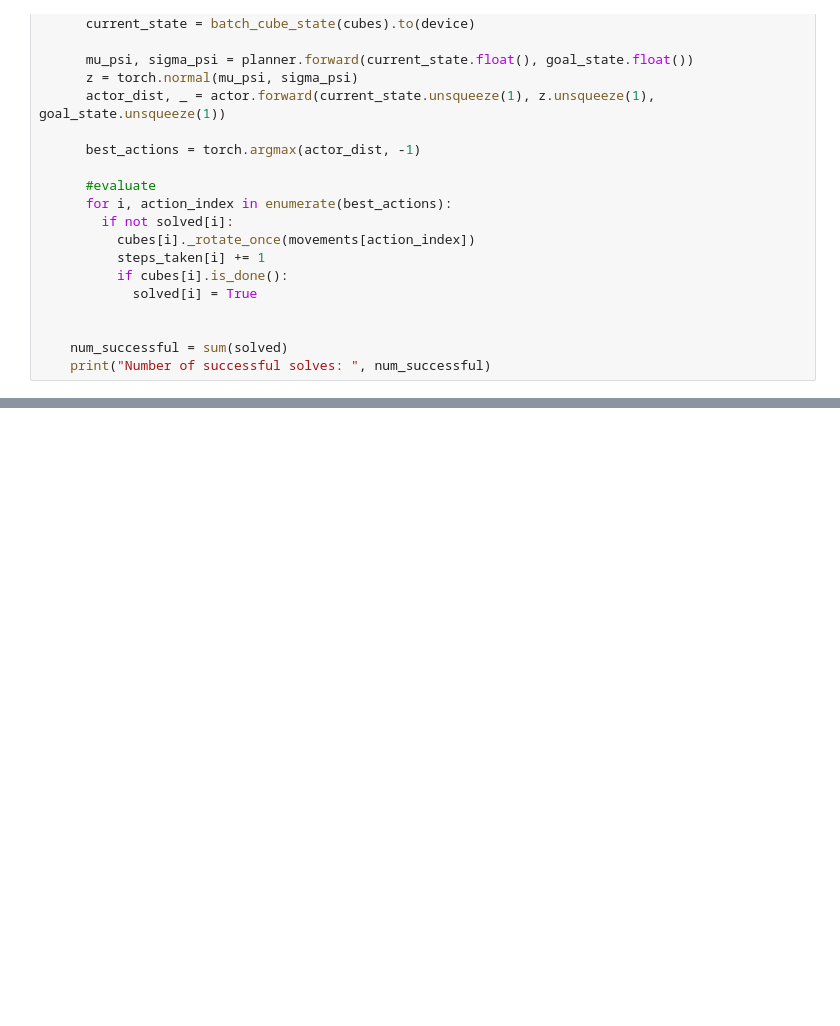
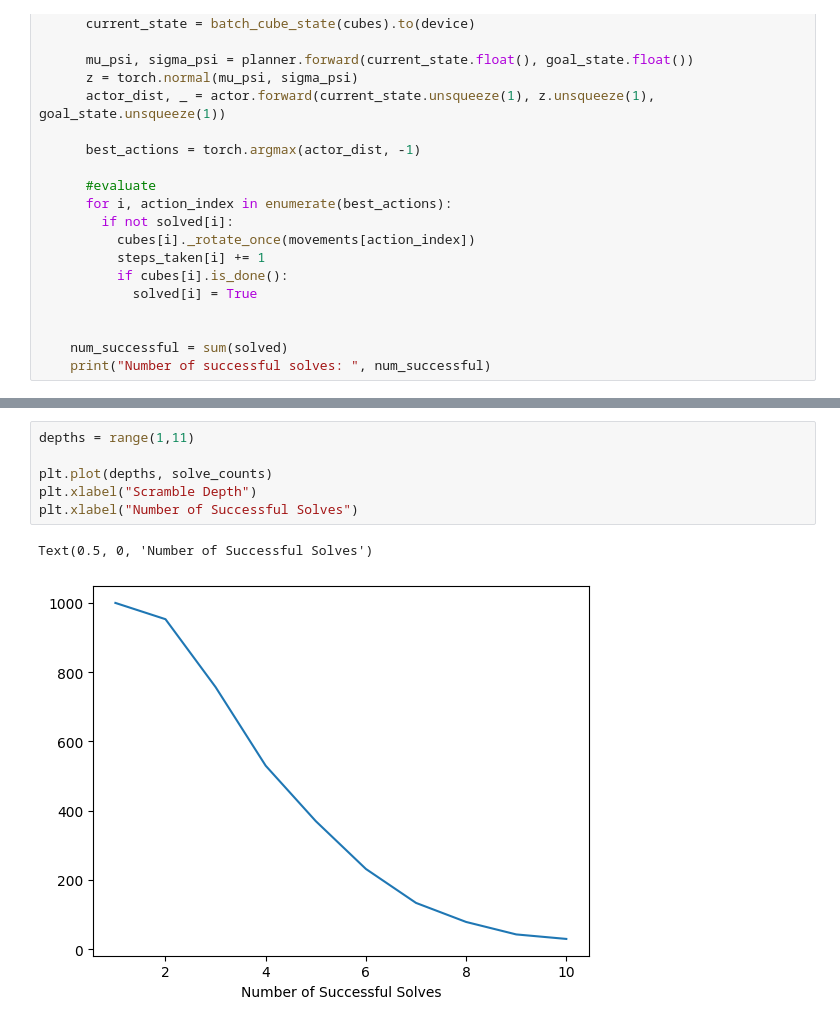
Before and after one commit to PieBob851/LfP-Rubix-Cube, a Jupyter notebook: Final_Deliverable.ipynb, the cells around one changed output, grey strips where cells are left out. Cells and saved outputs as stored; diff of their text form; blank space fills up the shorter version.

```diff
--- a/Final_Deliverable.ipynb
+++ b/Final_Deliverable.ipynb
@@ -492 +487,10 @@ print(solve_count)
 0
+# %%
+depths = range(1,11)
+
+plt.plot(depths, solve_counts)
+plt.xlabel("Scramble Depth")
+plt.xlabel("Number of Successful Solves")
+# %% [output]
+Text(0.5, 0, 'Number of Successful Solves')
+[figure, added]
```
Also changed, not shown: parts of 8 cells of this notebook.
